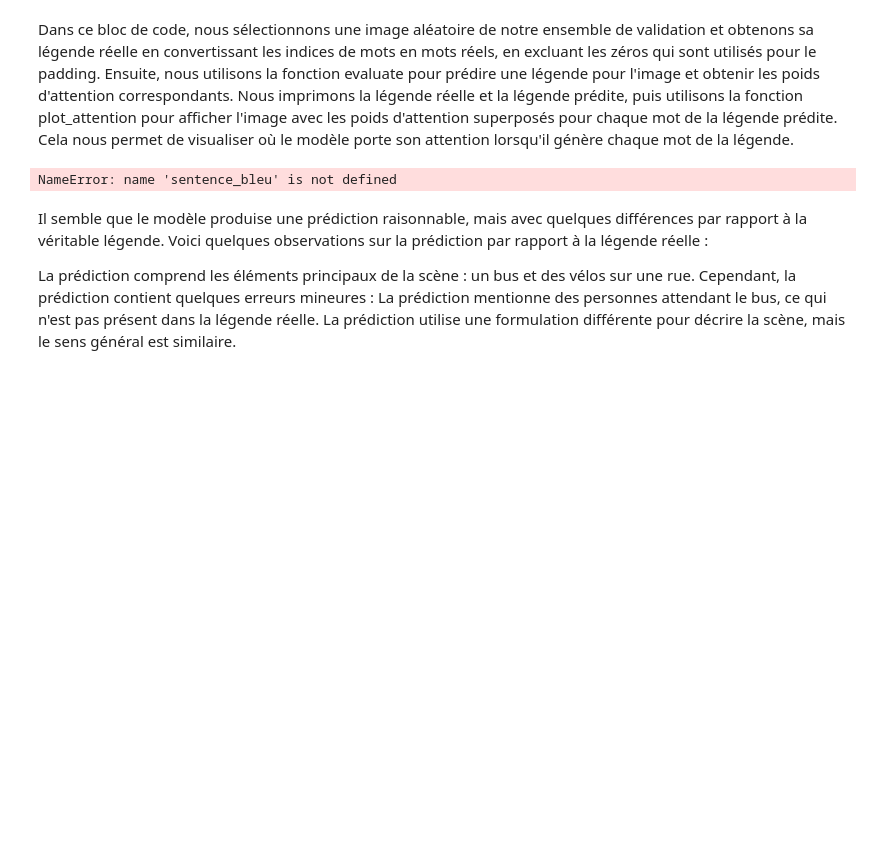
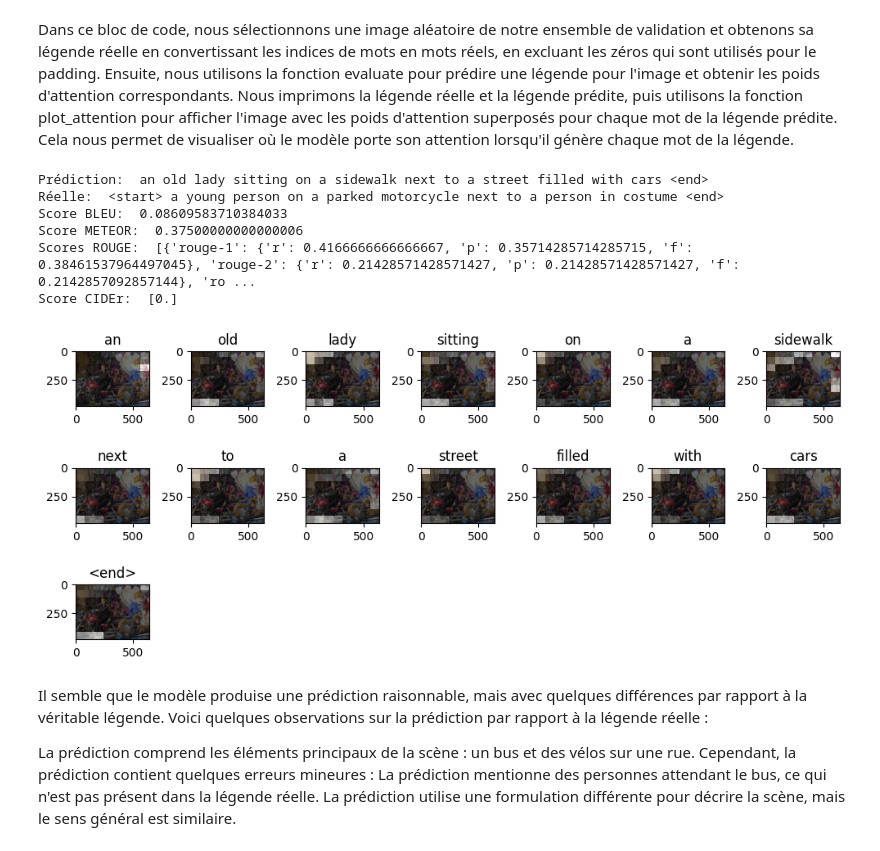
Before and after one commit to romaricDembele/projet_leyenda, a Jupyter notebook: livrable_3.ipynb, the cells around one changed output. Drawn from its saved outputs; the diff is of its cells as text; code cells hidden in the pictures; blank space fills up the shorter version.

```diff
--- a/livrable_3.ipynb
+++ b/livrable_3.ipynb
@@ -687,27 +657,39 @@ ModuleNotFoundError: No module named 'rouge'
 # %% [markdown]
 Dans ce bloc de code, nous sélectionnons une image aléatoire de notre ensemble de validation et obtenons sa légende réelle en convertissant les indices de mots en mots réels, en excluant les zéros qui sont utilisés pour le padding. Ensuite, nous utilisons la fonction evaluate pour prédire une légende pour l'image et obtenir les poids d'attention correspondants. Nous imprimons la légende réelle et la légende prédite, puis utilisons la fonction plot_attention pour afficher l'image avec les poids d'attention superposés pour chaque mot de la légende prédite. Cela nous permet de visualiser où le modèle porte son attention lorsqu'il génère chaque mot de la légende.
 # %%
-# Affichage des résultats et calcul des métriques
+def calculate_metrics(predicted_caption, real_caption):
+    reference = [real_caption.split()]
+    candidate = predicted_caption.split()
+    bleu_score = sentence_bleu(reference, candidate, smoothing_function=SmoothingFunction().method1)
+    meteor = meteor_score(reference, candidate)
+    rouge = Rouge().get_scores(predicted_caption, real_caption)
+    cider = Cider()
+    cider_score = cider.compute_score({1: [real_caption]}, {1: [predicted_caption]})
+    return bleu_score, meteor, rouge, cider_score[1]
+
+# Utilisation des fonctions
 rid = np.random.randint(0, len(img_name_val))
 image = img_name_val[rid]
 real_caption = ' '.join([tokenizer.index_word[i] for i in cap_val[rid] if i not in [0]])
-result, attention_plot = evaluate(image)
-predicted_caption = ' '.join(result)
+predicted_caption, attention_plot = evaluate(image)
+bleu, meteor, rouge_scores, cider_score = calculate_metrics(' '.join(predicted_caption), real_caption)
 
-# Calcul des métriques
-bleu, meteor, rouge_l, cider = calculate_metrics(real_caption, predicted_caption)
+print("Prédiction: ", ' '.join(predicted_caption))
+print("Réelle: ", real_caption)
+print("Score BLEU: ", bleu)
+print("Score METEOR: ", meteor)
+print("Scores ROUGE: ", rouge_scores)
+print("Score CIDEr: ", cider_score)
 
-print('Real Caption:', real_caption)
-print('Prediction Caption:', predicted_caption)
-print('BLEU Score:', bleu)
-print('METEOR Score:', meteor)
-print('ROUGE-L Score:', rouge_l)
-print('CIDEr Score:', cider)
-
-# Affichage de l'attention
-plot_attention(image, result, attention_plot)
+plot_attention(image, predicted_caption, attention_plot)
 # %% [output]
-NameError: name 'sentence_bleu' is not defined
+Prédiction:  an old lady sitting on a sidewalk next to a street filled with cars <end>
+Réelle:  <start> a young person on a parked motorcycle next to a person in costume <end>
+Score BLEU:  0.08609583710384033
+Score METEOR:  0.37500000000000006
+Scores ROUGE:  [{'rouge-1': {'r': 0.4166666666666667, 'p': 0.35714285714285715, 'f': 0.38461537964497045}, 'rouge-2': {'r': 0.21428571428571427, 'p': 0.21428571428571427, 'f': 0.2142857092857144}, 'ro ...
+Score CIDEr:  [0.]
+[figure, added]
 # %% [markdown]
 Il semble que le modèle produise une prédiction raisonnable, mais avec quelques différences par rapport à la véritable légende. Voici quelques observations sur la prédiction par rapport à la légende réelle :
 
```
Also changed, not shown: parts of 15 cells of this notebook.
